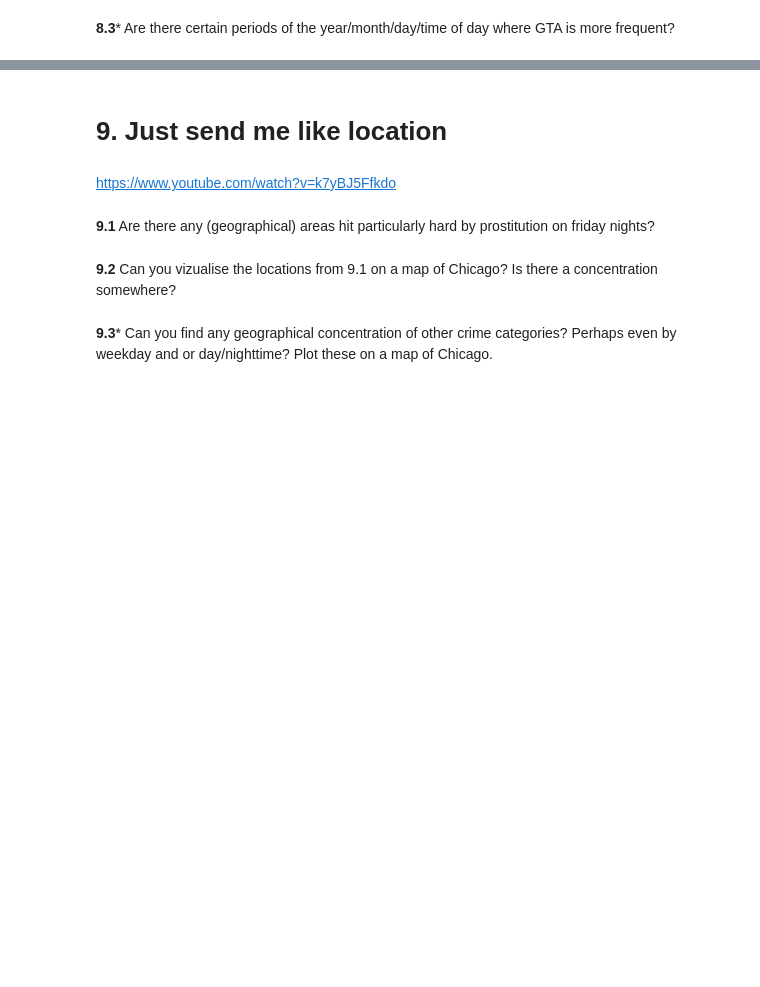
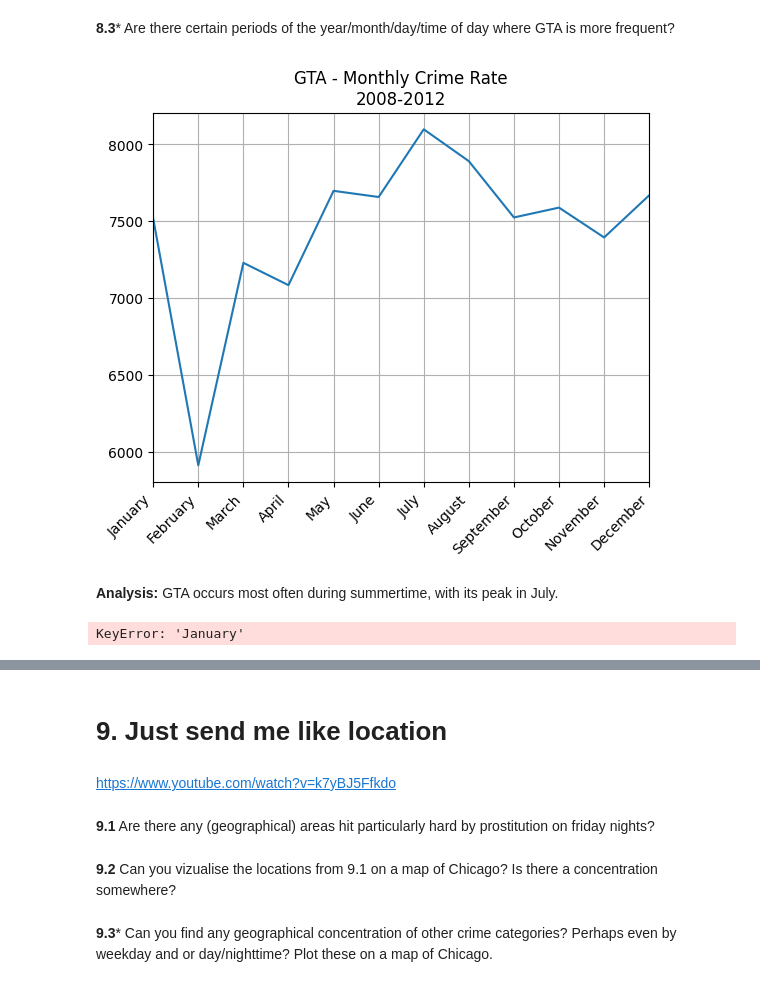
Before and after one commit to SVMino53/aiM24_Databehandling_Inlamning, a Jupyter notebook: chicago.ipynb, the cells around one changed output, grey strips where cells are left out. Drawn from its saved outputs; the diff is of its cells as text; code cells hidden in the pictures; blank space fills up the shorter version.

```diff
--- a/chicago.ipynb
+++ b/chicago.ipynb
@@ -498,3 +612,7 @@ Sunday is a trend breaker - wherein the number of recorded crimes are higher dur
 # 8 - Grand Theft Auto
 # %% [markdown]
 **8.1** You just bought a new car. What weekday should you be most wary of as it has the highest risk for a Grand Theft Auto-style robbery (MOTOR VEHICLE THEFT)?
+# %%
+gta_mask = chicago_crime_2008_to_2012_df["Primary Type"] == "MOTOR VEHICLE THEFT"
+gta_df = chicago_crime_2008_to_2012_df[gta_mask]
+gta_df["Date"].dt.day_name().value_counts()
@@ -503,2 +645,32 @@ Sunday is a trend breaker - wherein the number of recorded crimes are higher dur
 # %% [markdown]
 **8.3*** Are there certain periods of the year/month/day/time of day where GTA is more frequent?
+# %%
+def timeline_graph(x: list, y: Callable[[Any], int] | list[int], title: str) -> plt.Axes:
+    if isinstance(y, Callable):
+        ax = sns.lineplot(x=x, y=[y(x_val) for x_val in x])
+    else:
+        ax = sns.lineplot(x=x, y=y)
+    ax.set_title(title)
+    ax.set_xticks(x)
+    ax.set_xlim(x[0], x[-1])
+    if isinstance(x[0], str):
+        plt.setp(ax.get_xticklabels(), rotation=45, ha="right")
+    ax.grid()
+# %%
+timeline_graph(months, lambda m: (gta_df["Date"].dt.month_name() == m).sum(), "GTA - Monthly Crime Rate\n2008-2012")
+plt.show()
+# %% [output]
+[figure, added]
+# %% [markdown]
+**Analysis:** GTA occurs most often during summertime, with its peak in July.
+# %%
+# TODO: Fix with the number of days in each month.
+
+for i, month in enumerate(months):
+    month_mask = gta_df["Date"].dt.month_name() == month
+    days = list(range(1, gta_df["Date"].dt.days_in_month[month] + 1))
+    timeline_graph(days, lambda d: (gta_df[month_mask]["Date"].dt.day == d).sum(), f"GTA - Daily Crime Rate in {month}\n2008-2012")
+
+plt.show()
+# %% [output]
+KeyError: 'January'
```
Also changed, not shown: parts of 23 cells of this notebook.
